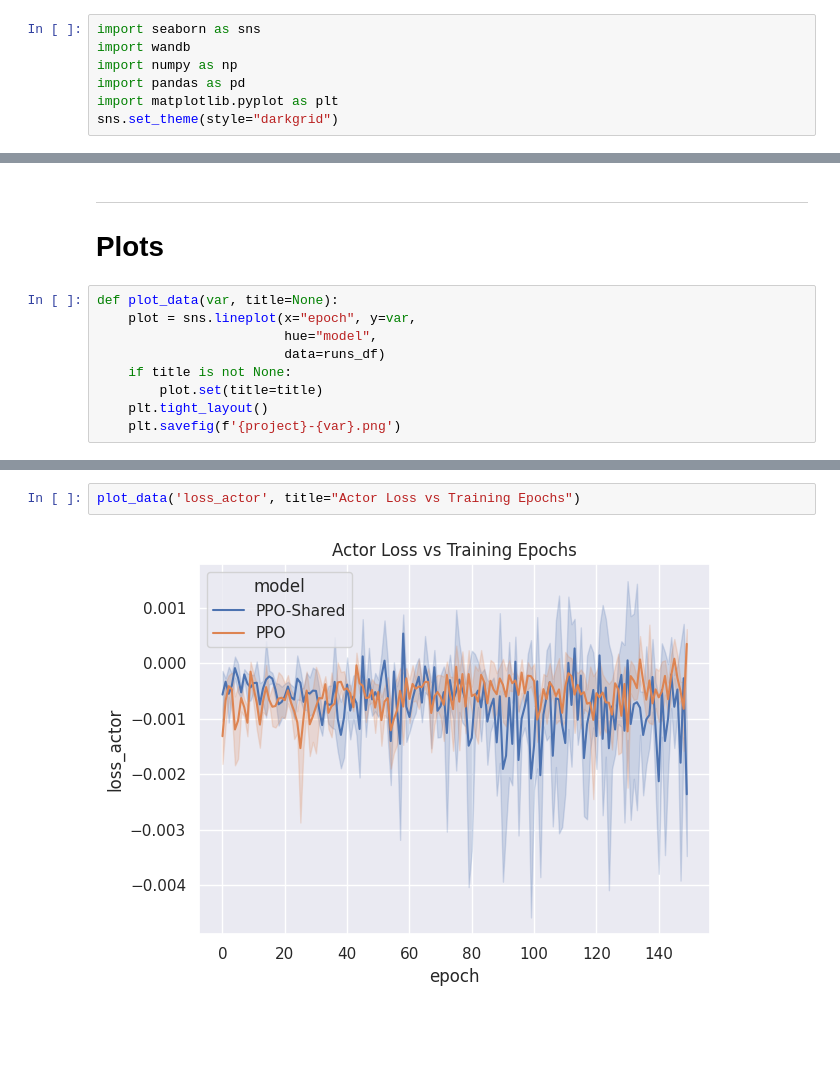
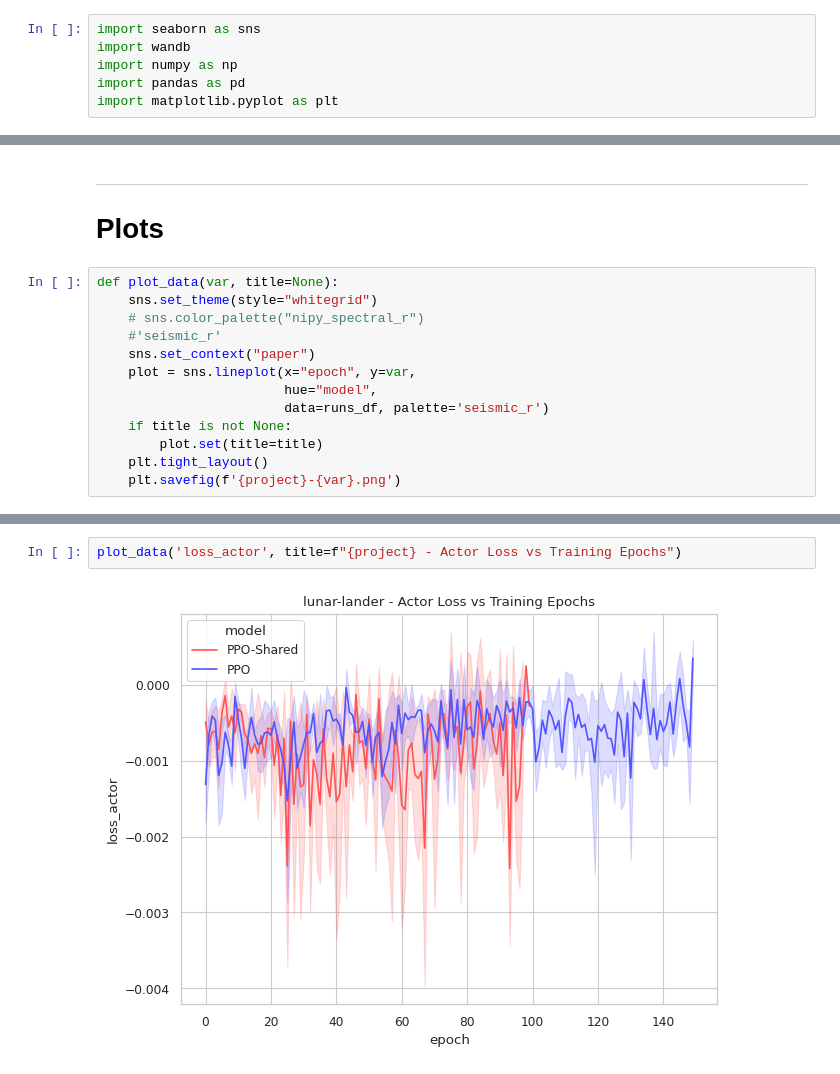
Before and after one commit to andreicozma1/ECE517-Final-Project, a Jupyter notebook: plots/wandb_plots.ipynb, the cells around one changed output, grey strips where cells are left out. Cells and saved outputs as stored; diff of their text form; blank space fills up the shorter version.

```diff
--- a/plots/wandb_plots.ipynb
+++ b/plots/wandb_plots.ipynb
@@ -4,7 +4,6 @@ import wandb
 import numpy as np
 import pandas as pd
 import matplotlib.pyplot as plt
-sns.set_theme(style="darkgrid")
 # %% [markdown]
 ---
 ## Init wandb
@@ -64,9 +63,13 @@ runs_df
 # Plots
 # %%
 def plot_data(var, title=None):
+    sns.set_theme(style="whitegrid")
+    # sns.color_palette("nipy_spectral_r")
+    #'seismic_r'
+    sns.set_context("paper")
     plot = sns.lineplot(x="epoch", y=var,
                         hue="model",
-                        data=runs_df)
+                        data=runs_df, palette='seismic_r')
     if title is not None:
         plot.set(title=title)
     plt.tight_layout()
@@ -78,5 +81,5 @@ plot_data('loss_critic', title="Critic Loss vs Training Epochs")
 # %%
-plot_data('loss_actor', title="Actor Loss vs Training Epochs")
+plot_data('loss_actor', title=f"{project} - Actor Loss vs Training Epochs")
 # %% [output]
-[figure, old version]
+[figure, new version]
 # %%
```
Also changed, not shown: parts of 5 cells of this notebook, 7 other files.
